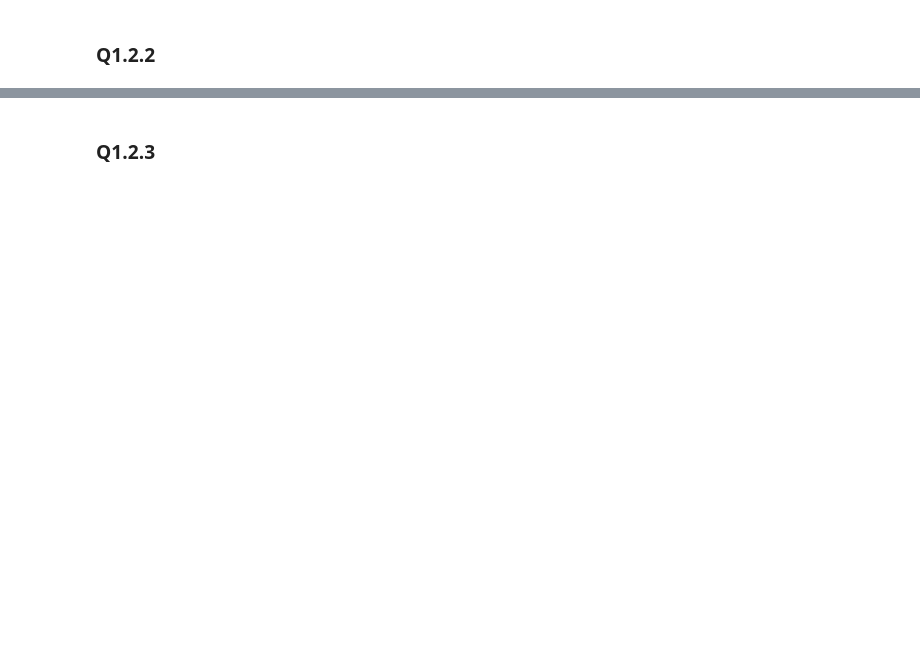
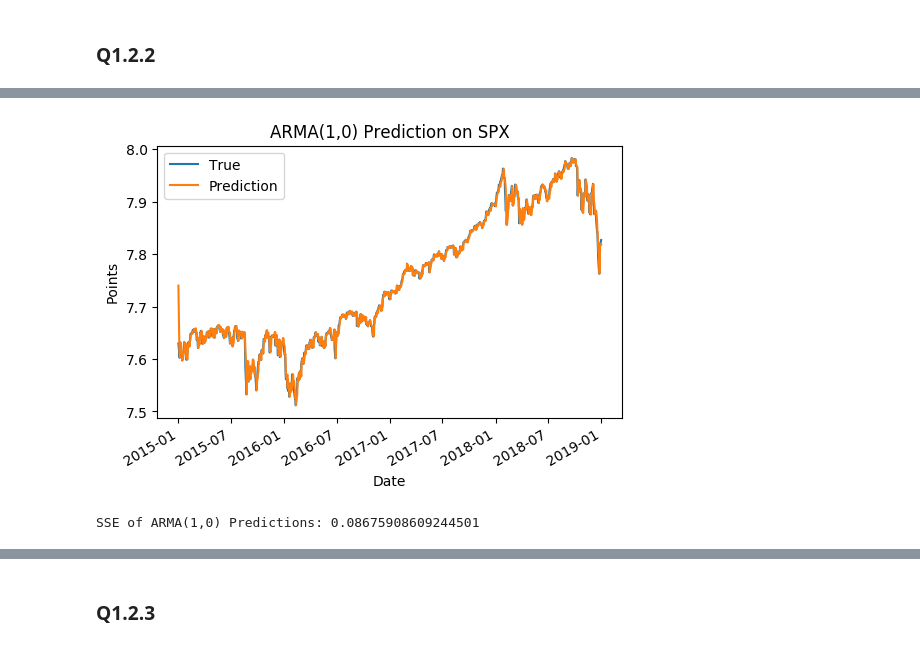
Before and after one commit to mahudu97/FSP, a Jupyter notebook: src/CW.ipynb, the cells around one changed output, grey strips where cells are left out. Cells and saved outputs as stored; diff of their text form; code cells hidden in the pictures; blank space fills up the shorter version.

```diff
--- a/src/CW.ipynb
+++ b/src/CW.ipynb
@@ -205,5 +255,5 @@ ARMA not suitable as snp is non-stationary - ARIMA more suitable
 # %%
 snp_arma = copy.deepcopy(snp_close)
 snp_arma.columns = ['True']
-snp_arma['Res'] = ARIMA(snp_arma, order=(1,0,0)).fit().resid
+snp_arma['Res'] = ARIMA(snp_arma, order=(1,0,1)).fit().resid
 snp_arma['Prediction'] = snp_arma['True'] - snp_arma['Res']
@@ -216,0 +260,18 @@ plt.show()
+# %%
+fig, ax = plt.subplots(dpi=100)
+ax.plot(date_axis, snp_arma['True'], label="True")
+ax.plot(date_axis, snp_arma['Prediction'], label="Prediction")
+# rotate and align the tick labels so they look better
+fig.autofmt_xdate()
+plt.title('ARMA(1,0) Prediction on SPX')
+plt.xlabel('Date')
+plt.ylabel("Points")
+plt.legend()
+plt.show()
+# %% [output]
+[figure, added]
+# %%
+arma_1_0_sse = np.sum((snp_arma['True']-snp_arma['Prediction'])**2)
+print("SSE of ARMA(1,0) Predictions: {}".format(arma_1_0_sse))
+# %% [output]
+SSE of ARMA(1,0) Predictions: 0.08675908609244501
```
Also changed, not shown: parts of 50 cells of this notebook, 1 other file.
